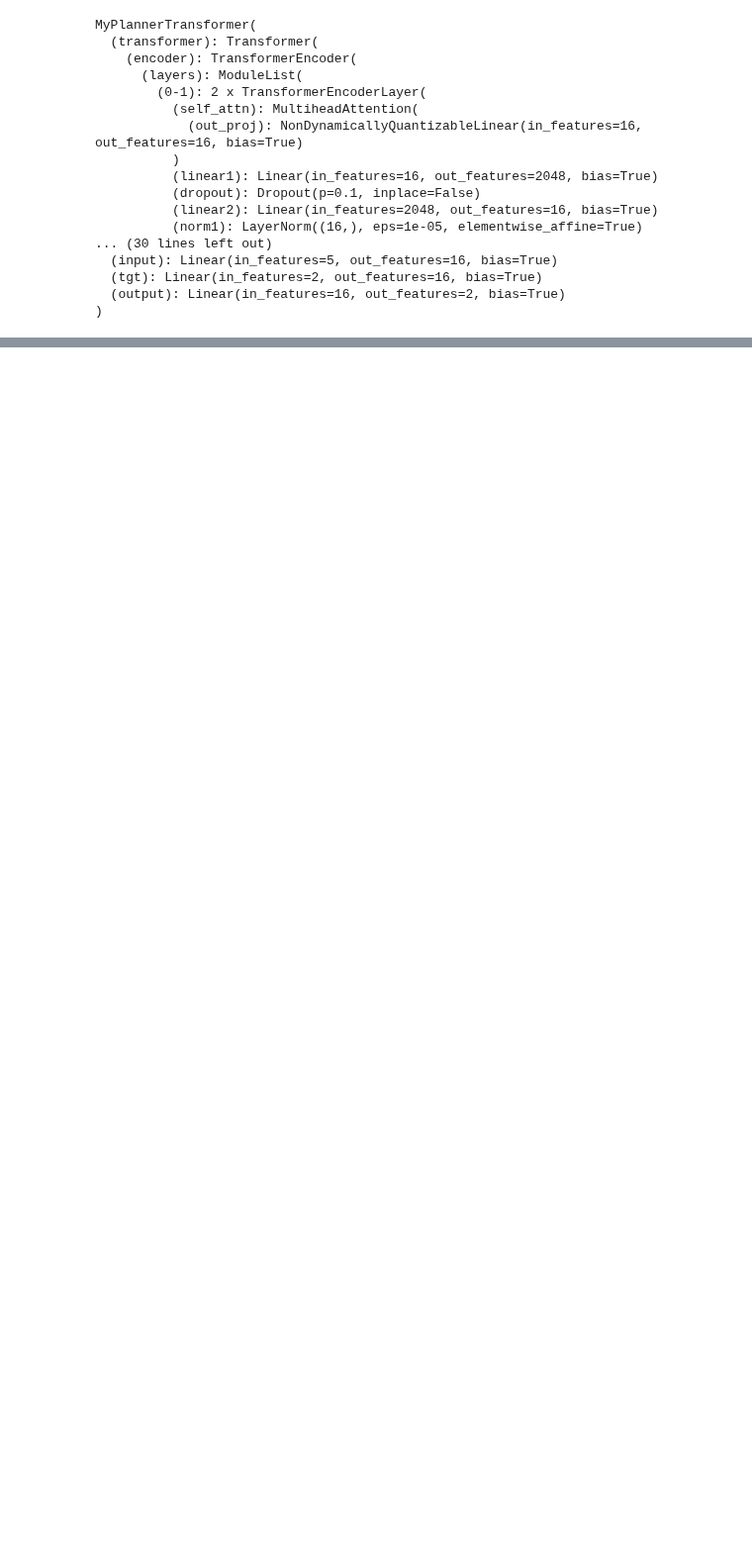
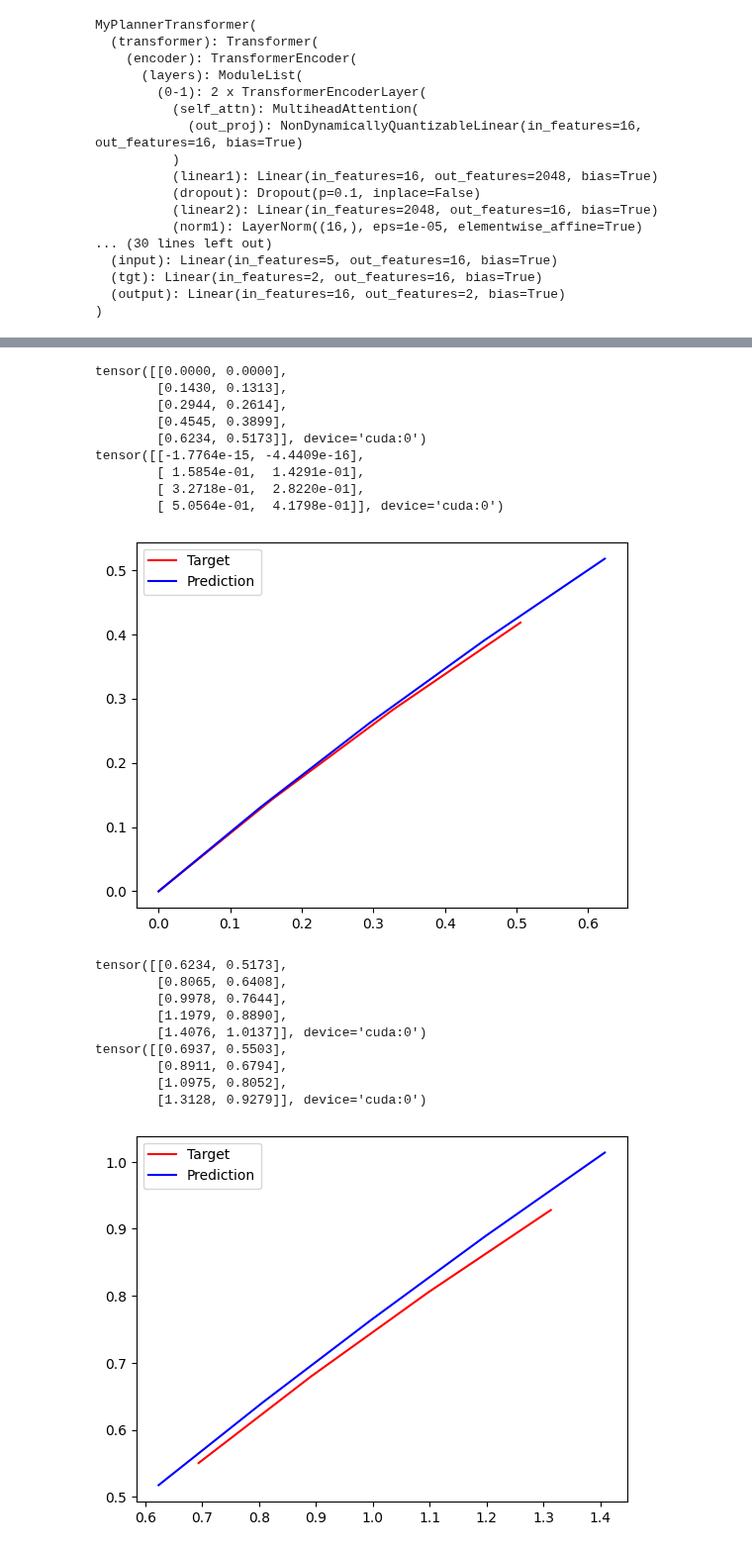
Before and after one commit to asurt-fsai/fs-system, a Jupyter notebook: planning/deep_learning/notebooks/model.ipynb, the cells around one changed output, grey strips where cells are left out. Shown at 99% size. Cells and saved outputs as stored; diff of their text form; code cells hidden in the pictures; blank space fills up the shorter version.

```diff
--- a/planning/deep_learning/notebooks/model.ipynb
+++ b/planning/deep_learning/notebooks/model.ipynb
@@ -237,3 +201,5 @@ data2 = DataSet2()
+# %%
+data2 = DataSet2(srcSeqLength=10, tgtSeqLength=4, srcNumofFeatures=5, tgtNumofFeatures=2)
 # %%
 src_path = "../inputs/tensorsV2/inputs/"  # Replace with the path to your directory
 tgt_path = "../inputs/tensorsV2/outputs/"
@@ -290,0 +335,35 @@ plotLoss(val_loss, 'Validation')
+# %%
+for i in range(5):
+    src = srcValid[i]
+    tgt = tgtValid[i]
+    if i!=0:
+        prediction = model.predict(src, prediction[-1].reshape(1,1,2))
+    else:
+        prediction = model.predict(src)
+    print(prediction)
+    print(tgt)
+    plt.plot(tgt[:, 0].cpu().numpy(), tgt[:, 1].cpu().numpy(), 'r')
+    plt.plot(prediction[:, 0].cpu().numpy(), prediction[:, 1].cpu().numpy(), 'b')
+    plt.legend(['Target', 'Prediction'])
+    plt.show()
+# %% [output]
+tensor([[0.0000, 0.0000],
+        [0.1430, 0.1313],
+        [0.2944, 0.2614],
+        [0.4545, 0.3899],
+        [0.6234, 0.5173]], device='cuda:0')
+tensor([[-1.7764e-15, -4.4409e-16],
+        [ 1.5854e-01,  1.4291e-01],
+        [ 3.2718e-01,  2.8220e-01],
+        [ 5.0564e-01,  4.1798e-01]], device='cuda:0')
+[figure, added]
+tensor([[0.6234, 0.5173],
+        [0.8065, 0.6408],
+        [0.9978, 0.7644],
+        [1.1979, 0.8890],
+        [1.4076, 1.0137]], device='cuda:0')
+tensor([[0.6937, 0.5503],
+        [0.8911, 0.6794],
+        [1.0975, 0.8052],
+        [1.3128, 0.9279]], device='cuda:0')
+[figure, added]
```
Also changed, not shown: parts of 14 cells of this notebook, 4 other files.
